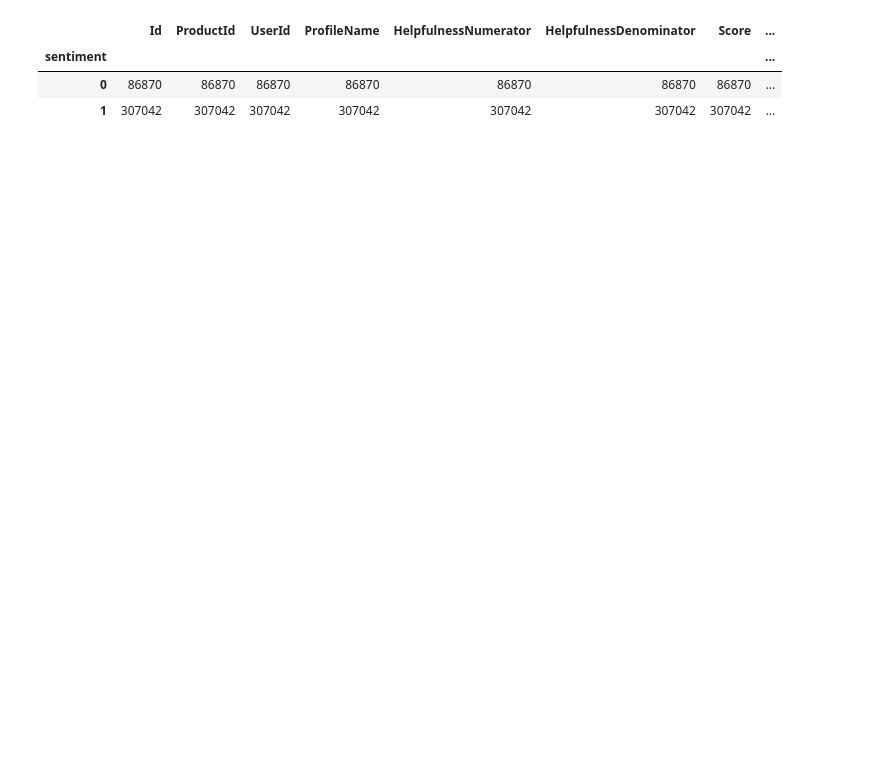
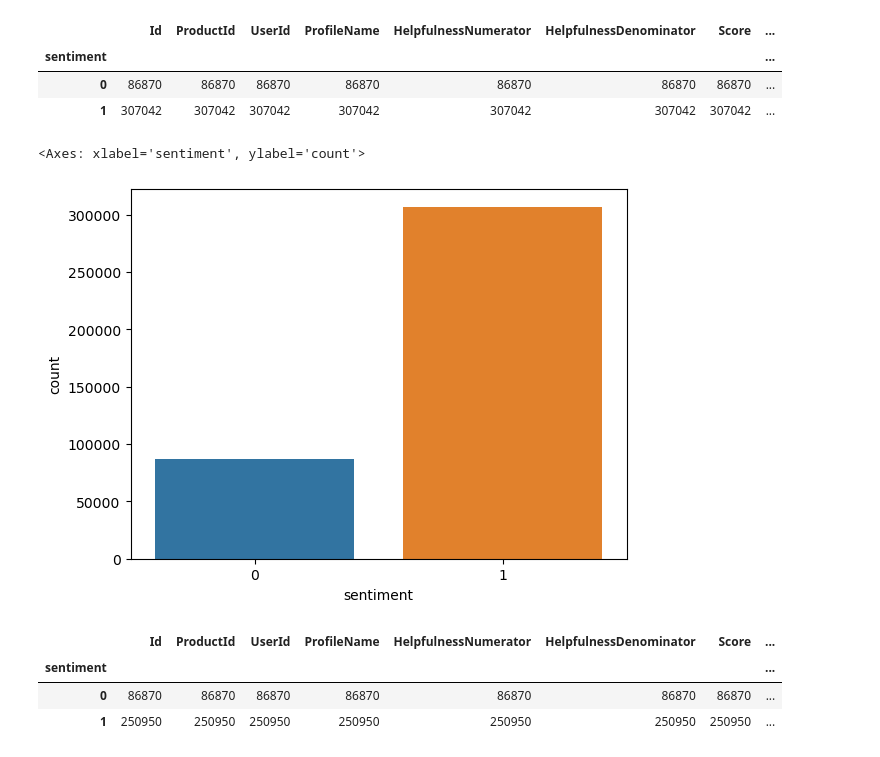
Before and after one commit to urusha-shrestha/nlp_01, a Jupyter notebook: 01_data_preprocessing.ipynb, the cells around one changed output. Saved outputs shown, nothing was run; the diff lists cells and outputs as text; code cells hidden in the pictures; blank space fills up the shorter version.

```diff
--- a/data_preprocessing.ipynb
+++ b/01_data_preprocessing.ipynb
@@ -174,0 +173,5 @@ df.to_csv('dataset/cleaned_reviews.csv',sep=",", index=False)
+# %%
+sns.countplot(df, x='sentiment')
+# %% [output]
+<Axes: xlabel='sentiment', ylabel='count'>
+[figure, added]
@@ -174,0 +180,7 @@ df.to_csv('dataset/cleaned_reviews.csv',sep=",", index=False)
+# %%
+new_df.groupby('sentiment').count()
+# %% [output]
+|  | Id | ProductId | UserId | ProfileName | HelpfulnessNumerator | HelpfulnessDenominator | Score | ... |
+| sentiment |  |  |  |  |  |  |  | ... |
+| 0 | 86870 | 86870 | 86870 | 86870 | 86870 | 86870 | 86870 | ... |
+| 1 | 250950 | 250950 | 250950 | 250950 | 250950 | 250950 | 250950 | ... |
```
Also changed, not shown: parts of 5 cells of this notebook, 1 other file.
